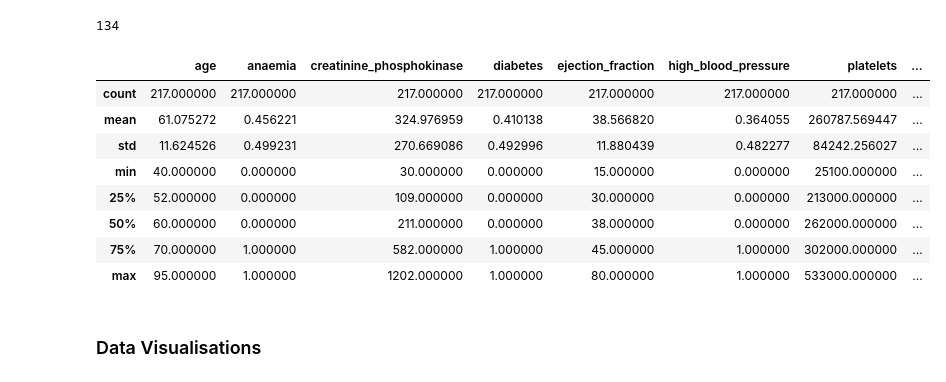
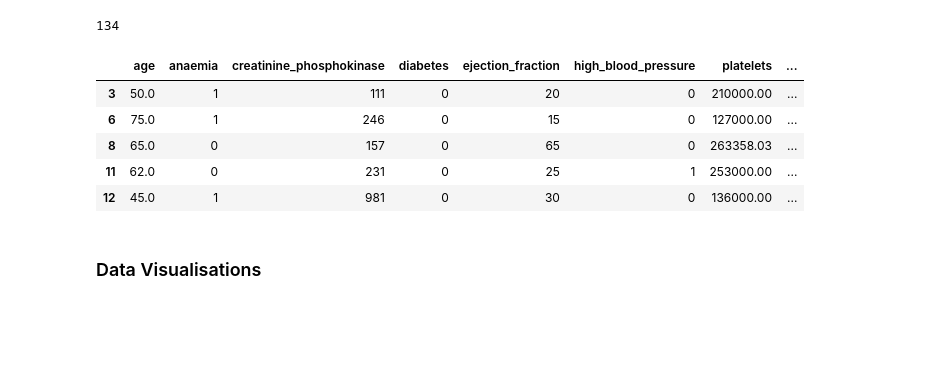
Before and after one commit to usuajiayako/DataScienceWeek7, a Jupyter notebook: ANN_assignment/ann_for_heart_failure.ipynb, the cells around one changed output. Cells and saved outputs as stored; diff of their text form; code cells hidden in the pictures; blank space fills up the shorter version.

```diff
--- a/ANN_assignment/ann_for_heart_failure.ipynb
+++ b/ANN_assignment/ann_for_heart_failure.ipynb
@@ -122,19 +123,17 @@ data["serum_sodium"].min()
 [figure]
 134
 # %%
-# Dropping time column
+# Dropping time and cp_non_outliers column
 data.drop("time", axis = 1, inplace = True)
+data.drop("cp_non_outliers", axis = 1, inplace = True)
 data.head()
 # %% [output]
 |  | age | anaemia | creatinine_phosphokinase | diabetes | ejection_fraction | high_blood_pressure | platelets | ... |
-| count | 217.000000 | 217.000000 | 217.000000 | 217.000000 | 217.000000 | 217.000000 | 217.000000 | ... |
-| mean | 61.075272 | 0.456221 | 324.976959 | 0.410138 | 38.566820 | 0.364055 | 260787.569447 | ... |
-| std | 11.624526 | 0.499231 | 270.669086 | 0.492996 | 11.880439 | 0.482277 | 84242.256027 | ... |
-| min | 40.000000 | 0.000000 | 30.000000 | 0.000000 | 15.000000 | 0.000000 | 25100.000000 | ... |
-| 25% | 52.000000 | 0.000000 | 109.000000 | 0.000000 | 30.000000 | 0.000000 | 213000.000000 | ... |
-| 50% | 60.000000 | 0.000000 | 211.000000 | 0.000000 | 38.000000 | 0.000000 | 262000.000000 | ... |
-| 75% | 70.000000 | 1.000000 | 582.000000 | 1.000000 | 45.000000 | 1.000000 | 302000.000000 | ... |
-| max | 95.000000 | 1.000000 | 1202.000000 | 1.000000 | 80.000000 | 1.000000 | 533000.000000 | ... |
+| 3 | 50.0 | 1 | 111 | 0 | 20 | 0 | 210000.00 | ... |
+| 6 | 75.0 | 1 | 246 | 0 | 15 | 0 | 127000.00 | ... |
+| 8 | 65.0 | 0 | 157 | 0 | 65 | 0 | 263358.03 | ... |
+| 11 | 62.0 | 0 | 231 | 0 | 25 | 1 | 253000.00 | ... |
+| 12 | 45.0 | 1 | 981 | 0 | 30 | 0 | 136000.00 | ... |
 # %% [markdown]
 ### Data Visualisations
 # %%
```
Also changed, not shown: parts of 8 cells of this notebook.
